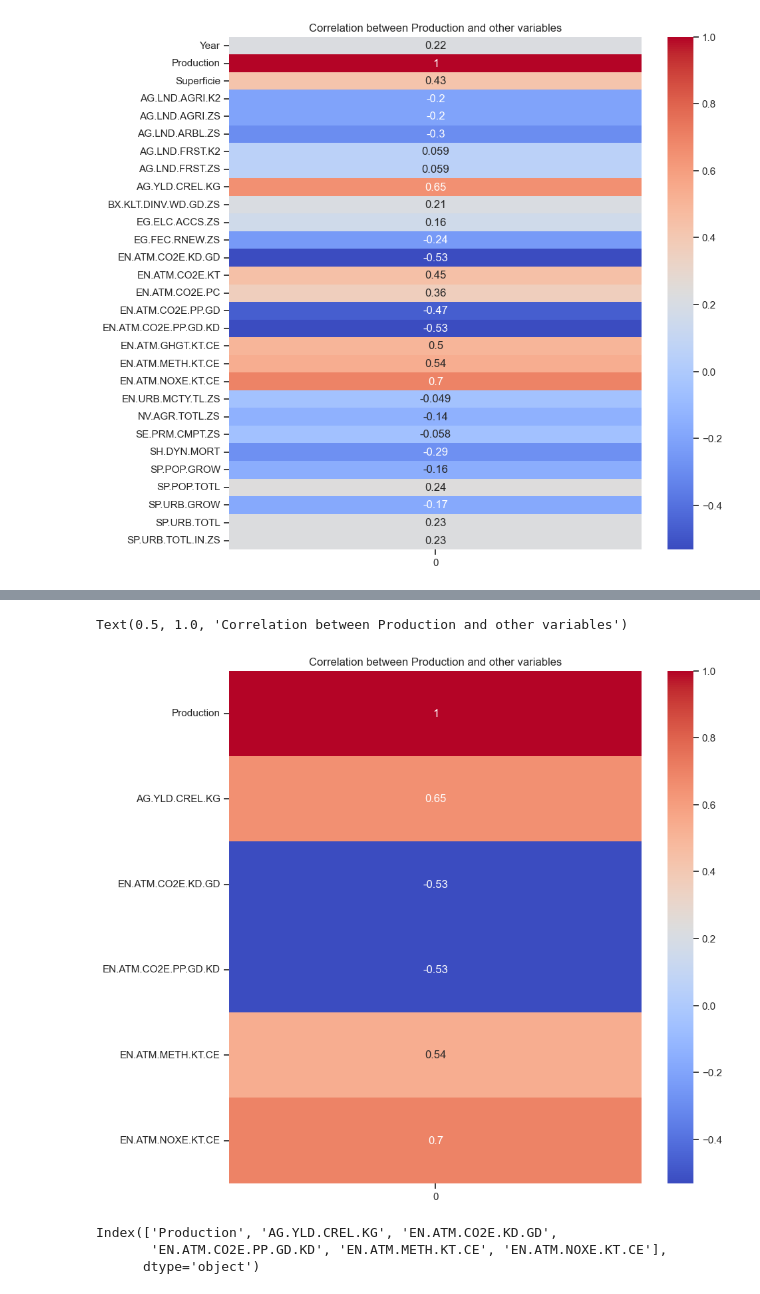
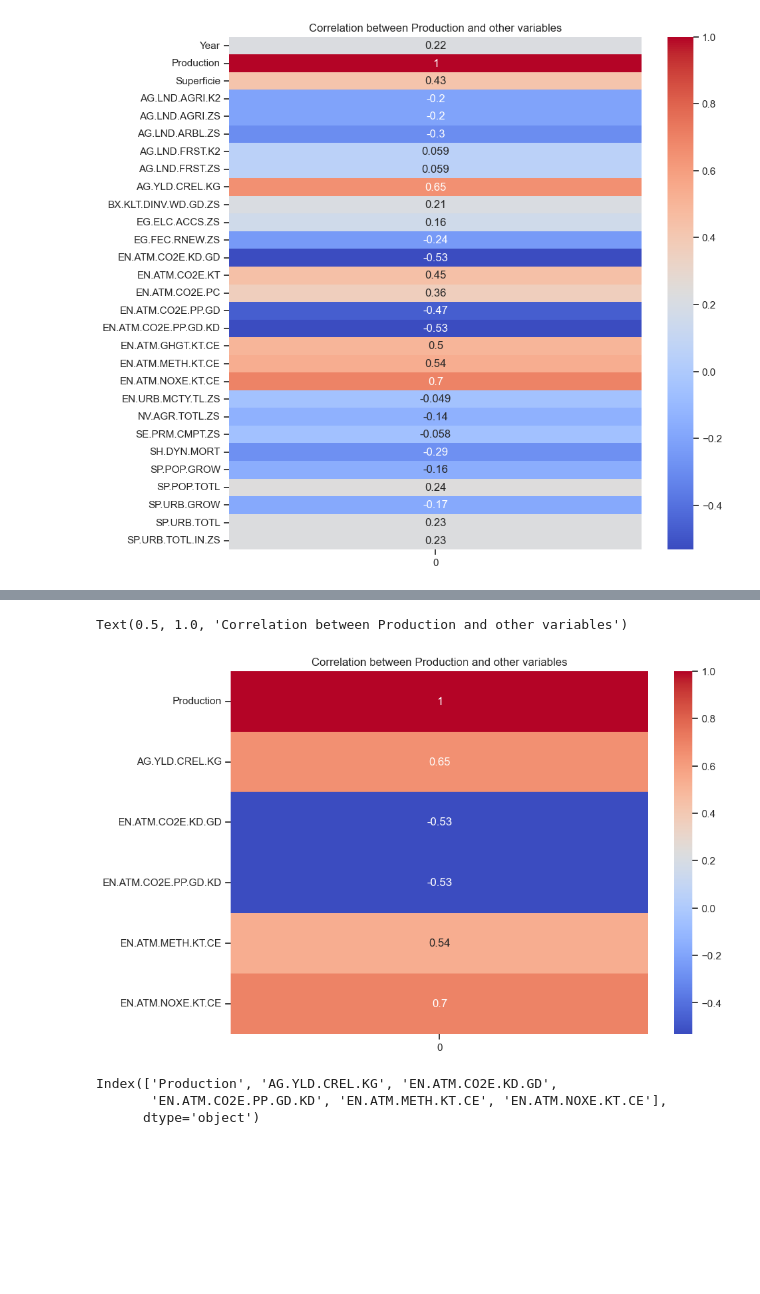
Before and after one commit to K-Oussama/Climate-Change-and-Crop-Production, a Jupyter notebook: Scripts/2.Data analysis/data_analysis.ipynb, the cells around one changed output, grey strips where cells are left out. Cells and saved outputs as stored; diff of their text form; code cells hidden in the pictures; blank space fills up the shorter version.

Commit message:
did some plotting

```diff
--- a/Scripts/2.Data analysis/data_analysis.ipynb
+++ b/Scripts/2.Data analysis/data_analysis.ipynb
@@ -72,7 +89,7 @@ prodv
 # %%
 pd.set_option('display.max_columns', None)
 # %%
-climate_prod_df = pd.merge(prodv, climate, on='Year')
+climate_prod_df = pd.merge(potato_prod, climate, on='Year')
 climate_prod_df
 # %% [output]
 |  | Year | Filière | Produit | Production | Superficie | AG.LND.AGRI.K2 | AG.LND.AGRI.ZS | AG.LND.ARBL.ZS | ... |
@@ -86,6 +103,9 @@ climate_prod_df
 | 7 | 2018 | Maraîchage | Pomme de terre | 1.869149e+06 | 62033.000000 | 305258.072 | 68.397507 | 17.593931 | ... |
 | 8 | 2019 | Maraîchage | Pomme de terre | 1.956711e+06 | 62462.500000 | 296119.070 | 66.349780 | 15.458131 | ... |
 | 9 | 2020 | Maraîchage | Pomme de terre | 1.707068e+06 | 57533.500000 | 303820.000 | 68.075286 | 17.138696 | ... |
+# %%
+# delete useless columns
+climate_prod_df = climate_prod_df.drop(columns=['Filière', 'Produit',])
 # %% [markdown]
 # data analysis
 # %%
@@ -129,10 +149,7 @@ memory usage: 2.5+ KB
 # %%
-#from sklearn.preprocessing import StandardScaler
-## Standardize the selected columns
-#scaler = StandardScaler()
-#
-## get columns to standardize
-#cols_to_scale = [col for col in climate_prod_df.columns if col not in ['Year', 'Filière', 'Produit']]
-#
-#climate_prod_df[cols_to_scale] = scaler.fit_transform(climate_prod_df[cols_to_scale])
-#climate_prod_df
+from sklearn.preprocessing import StandardScaler
+# Standardize all the columns except the Year
+scaler = StandardScaler()
+cols_to_scale = [col for col in climate_prod_df.columns if col not in ['Year','Production']]
+climate_prod_df[cols_to_scale] = scaler.fit_transform(climate_prod_df[cols_to_scale])
+climate_prod_df
@@ -148,11 +177,11 @@ ax.set_title('Correlation between Production and other variables')
 Text(0.5, 1.0, 'Correlation between Production and other variables')
 [figure]
 # %%
-# Filter columns with correlation >= 0.01
+# Filter columns with correlation >= 0.5
 high_corr_cols = corr_prod[abs(corr_prod) >= 0.5].index.tolist()
 
-# Add Year, Filière, and Produit columns
-final_cols = ['Year', 'Filière', 'Produit'] + high_corr_cols
+# Add Year column
+final_cols = ['Year'] + high_corr_cols
 
 
 # Drop columns with low correlation
@@ -173,11 +202,11 @@ climate_prod_df
 # %%
 corr_prod = climate_prod_df.corrwith(climate_prod_df[('Production')])
 
-fig, ax = plt.subplots(figsize=(10,10))
+fig, ax = plt.subplots(figsize=(10,7))
 sns.heatmap(corr_prod[1:].to_frame(), cmap='coolwarm', annot=True, ax=ax)
 
 # Set the title of the plot
 ax.set_title('Correlation between Production and other variables')
 # %% [output]
 Text(0.5, 1.0, 'Correlation between Production and other variables')
-[figure, old version]
+[figure, new version]
```
Also changed, not shown: parts of 14 cells of this notebook.
